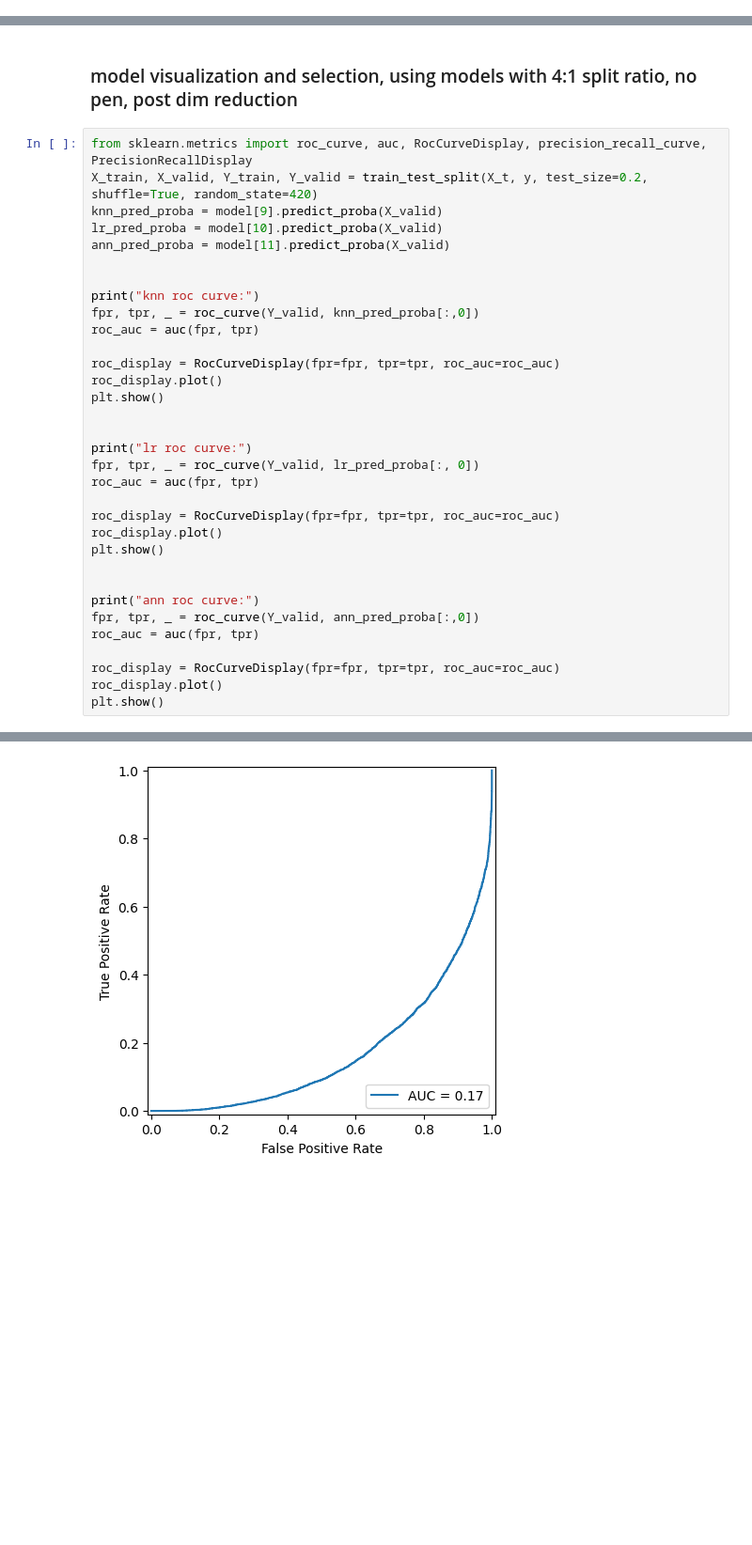
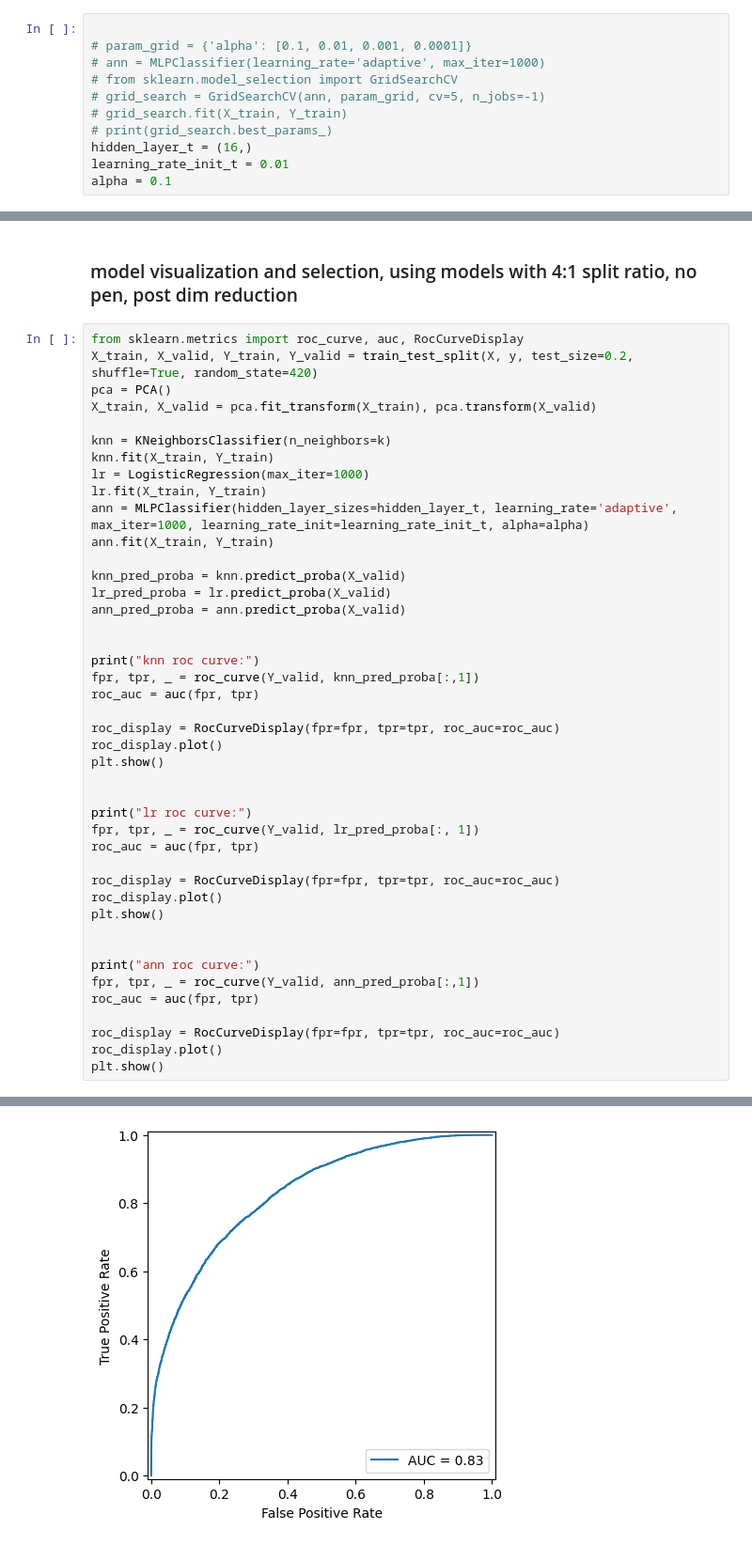
Before and after one commit to duongk67/ML_final_project, a Jupyter notebook: classification.ipynb, the cells around one changed output, grey strips where cells are left out. Shown at 94% size. Drawn from its saved outputs; the diff is of its cells as text; blank space fills up the shorter version.

```diff
--- a/classification.ipynb
+++ b/classification.ipynb
@@ -136,0 +155,11 @@ hidden_layer = (32,)
+# %%
+
+# param_grid = {'alpha': [0.1, 0.01, 0.001, 0.0001]}
+# ann = MLPClassifier(learning_rate='adaptive', max_iter=1000)
+# from sklearn.model_selection import GridSearchCV
+# grid_search = GridSearchCV(ann, param_grid, cv=5, n_jobs=-1)
+# grid_search.fit(X_train, Y_train)
+# print(grid_search.best_params_)
+hidden_layer_t = (16,)
+learning_rate_init_t = 0.01
+alpha = 0.1
@@ -250,15 +358,25 @@ LogisticRegression(max_iter=1000)
 # %% [markdown]
 ### model visualization and selection, using models with 4:1 split ratio, no pen, post dim reduction
 # %%
-from sklearn.metrics import roc_curve, auc, RocCurveDisplay, precision_recall_curve, PrecisionRecallDisplay
-X_train, X_valid, Y_train, Y_valid = train_test_split(X_t, y, test_size=0.2, shuffle=True, random_state=420)
-knn_pred_proba = model[9].predict_proba(X_valid)
-lr_pred_proba = model[10].predict_proba(X_valid)
-ann_pred_proba = model[11].predict_proba(X_valid)
+from sklearn.metrics import roc_curve, auc, RocCurveDisplay
+X_train, X_valid, Y_train, Y_valid = train_test_split(X, y, test_size=0.2, shuffle=True, random_state=420)
+pca = PCA()
+X_train, X_valid = pca.fit_transform(X_train), pca.transform(X_valid)
+
+knn = KNeighborsClassifier(n_neighbors=k)
+knn.fit(X_train, Y_train)
+lr = LogisticRegression(max_iter=1000)
+lr.fit(X_train, Y_train)
+ann = MLPClassifier(hidden_layer_sizes=hidden_layer_t, learning_rate='adaptive', max_iter=1000, learning_rate_init=learning_rate_init_t, alpha=alpha)
+ann.fit(X_train, Y_train)
+
+knn_pred_proba = knn.predict_proba(X_valid)
+lr_pred_proba = lr.predict_proba(X_valid)
+ann_pred_proba = ann.predict_proba(X_valid)
 
 
 print("knn roc curve:")
-fpr, tpr, _ = roc_curve(Y_valid, knn_pred_proba[:,0])
+fpr, tpr, _ = roc_curve(Y_valid, knn_pred_proba[:,1])
 roc_auc = auc(fpr, tpr)
 
 roc_display = RocCurveDisplay(fpr=fpr, tpr=tpr, roc_auc=roc_auc)
@@ -267,7 +385,7 @@ plt.show()
 
 
 print("lr roc curve:")
-fpr, tpr, _ = roc_curve(Y_valid, lr_pred_proba[:, 0])
+fpr, tpr, _ = roc_curve(Y_valid, lr_pred_proba[:, 1])
 roc_auc = auc(fpr, tpr)
 
 roc_display = RocCurveDisplay(fpr=fpr, tpr=tpr, roc_auc=roc_auc)
@@ -276,7 +394,7 @@ plt.show()
 
 
 print("ann roc curve:")
-fpr, tpr, _ = roc_curve(Y_valid, ann_pred_proba[:,0])
+fpr, tpr, _ = roc_curve(Y_valid, ann_pred_proba[:,1])
 roc_auc = auc(fpr, tpr)
 
 roc_display = RocCurveDisplay(fpr=fpr, tpr=tpr, roc_auc=roc_auc)
@@ -288,3 +406,3 @@ knn roc curve:
 lr roc curve:
-[figure, old version]
+[figure, new version]
 ann roc curve:
```
Also changed, not shown: parts of 23 cells of this notebook, 3 other files.
